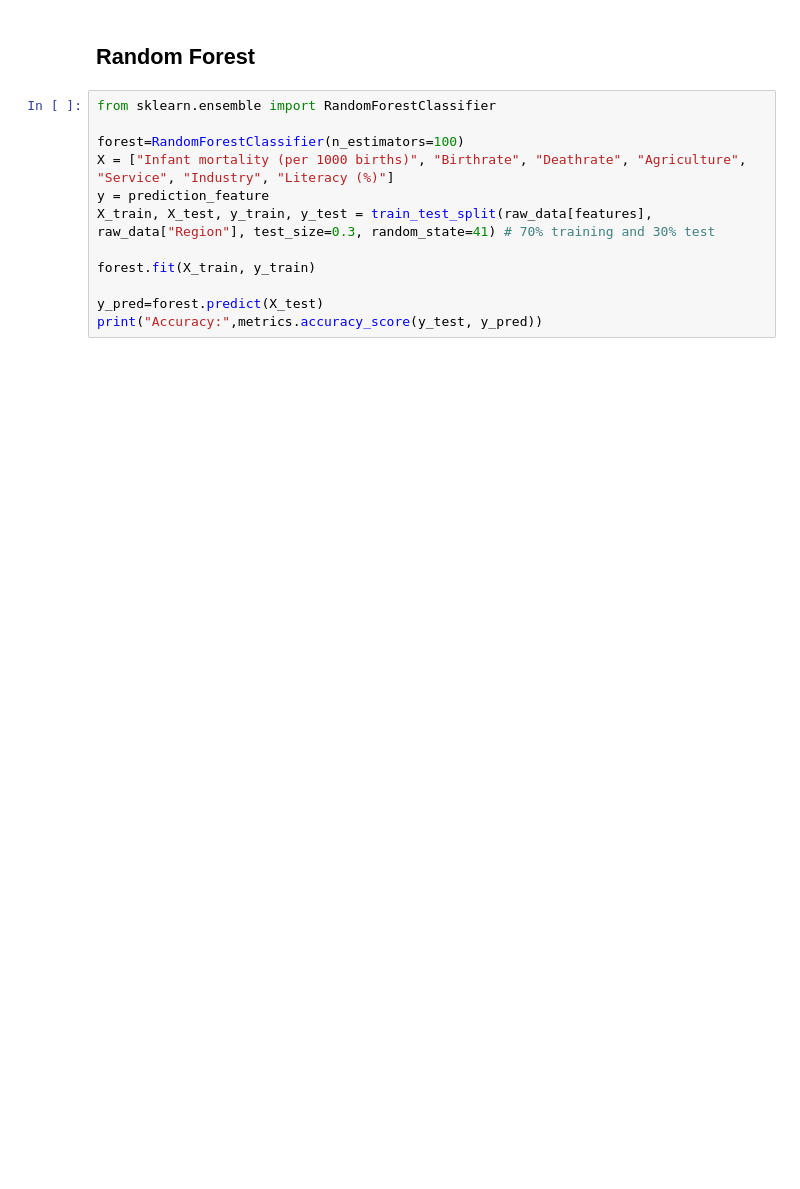
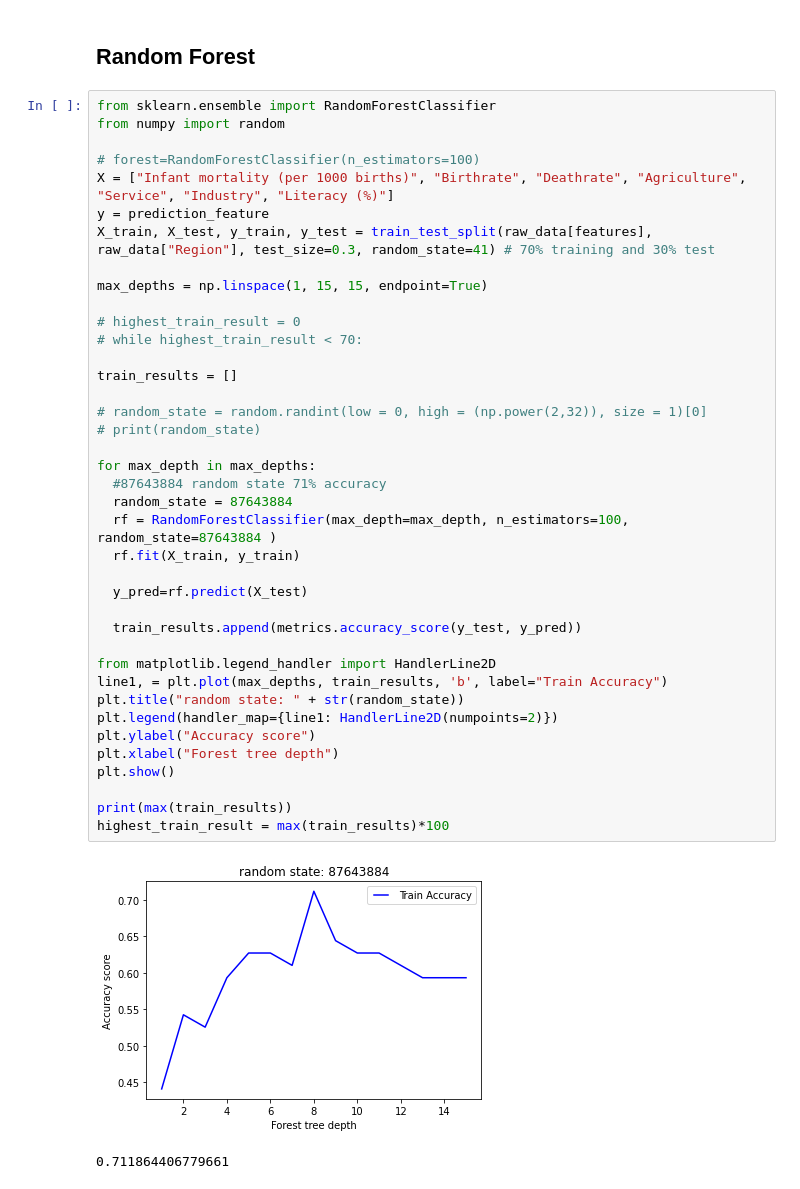
Before and after one commit to sjoerdteunisse/ML2-Workshop-project, a Jupyter notebook: Countries_of_the_world.ipynb, the cells around one changed output. Cells and saved outputs as stored; diff of their text form; blank space fills up the shorter version.

```diff
--- a/Countries_of_the_world.ipynb
+++ b/Countries_of_the_world.ipynb
@@ -360,13 +345,43 @@ Image(graph.create_png())
 ## Random Forest
 # %%
 from sklearn.ensemble import RandomForestClassifier
+from numpy import random
 
-forest=RandomForestClassifier(n_estimators=100)
+# forest=RandomForestClassifier(n_estimators=100)
 X = ["Infant mortality (per 1000 births)", "Birthrate", "Deathrate", "Agriculture", "Service", "Industry", "Literacy (%)"]
 y = prediction_feature
 X_train, X_test, y_train, y_test = train_test_split(raw_data[features], raw_data["Region"], test_size=0.3, random_state=41) # 70% training and 30% test
 
-forest.fit(X_train, y_train)
+max_depths = np.linspace(1, 15, 15, endpoint=True)
 
-y_pred=forest.predict(X_test)
-print("Accuracy:",metrics.accuracy_score(y_test, y_pred))
+# highest_train_result = 0
+# while highest_train_result < 70:
+
+train_results = []
+
+# random_state = random.randint(low = 0, high = (np.power(2,32)), size = 1)[0]
+# print(random_state)
+
+for max_depth in max_depths:
+  #87643884 random state 71% accuracy
+  random_state = 87643884
+  rf = RandomForestClassifier(max_depth=max_depth, n_estimators=100, random_state=87643884 )
+  rf.fit(X_train, y_train)
+
+  y_pred=rf.predict(X_test)
+
+  train_results.append(metrics.accuracy_score(y_test, y_pred))
+
+from matplotlib.legend_handler import HandlerLine2D
+line1, = plt.plot(max_depths, train_results, 'b', label="Train Accuracy")
+plt.title("random state: " + str(random_state))
+plt.legend(handler_map={line1: HandlerLine2D(numpoints=2)})
+plt.ylabel("Accuracy score")
+plt.xlabel("Forest tree depth")
+plt.show()
+
+print(max(train_results))
+highest_train_result = max(train_results)*100
+# %% [output]
+[figure, added]
+0.711864406779661
```
Also changed, not shown: parts of 7 cells of this notebook.
